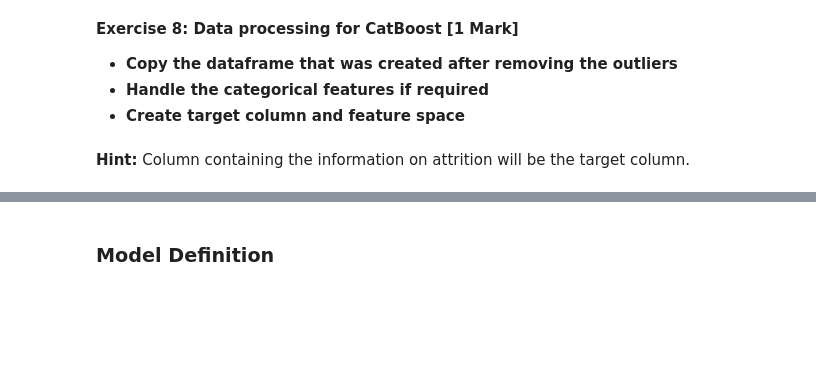
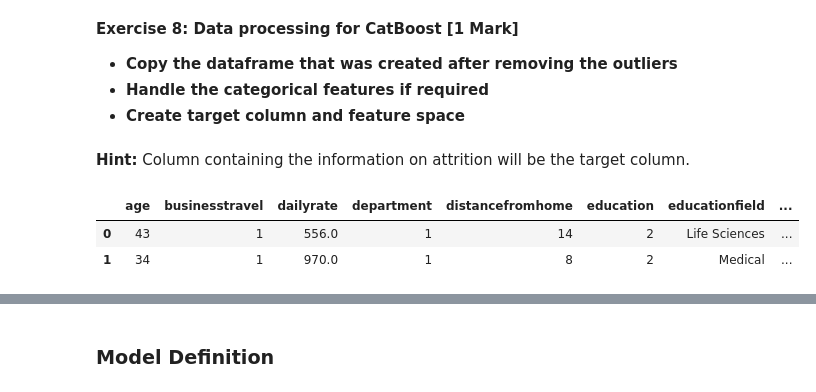
Before and after one commit to Shrutiba/iisc_cds, a Jupyter notebook: M2_MP4_NB_Employee_Attrition_Prediction.ipynb, the cells around one changed output, grey strips where cells are left out. Drawn from its saved outputs; the diff is of its cells as text; code cells hidden in the pictures; blank space fills up the shorter version.

```diff
--- a/M2_MP4_NB_Employee_Attrition_Prediction.ipynb
+++ b/M2_MP4_NB_Employee_Attrition_Prediction.ipynb
@@ -496,7 +496,7 @@ plt.show()
 [figure]
 # %%
 # Further drop years at company as it is highly correlated with many other columns
-edata.drop(columns=['yearsatcompany'],inplace=True)
+edata.drop(columns=['yearsatcompany','employeenumber'],inplace=True)
 # %% [markdown]
 Comment on the observations made with the pairplot and heatmap
 # %% [markdown]
@@ -534,6 +598,13 @@ Catboost was released in 2017 by Yandex, showing, by their benchmark to be faste
 # %%
 # Copy the data
 # YOUR CODE HERE
+ecatboost = edata
+# %%
+ecatboost.head(2)
+# %% [output]
+|  | age | businesstravel | dailyrate | department | distancefromhome | education | educationfield | ... |
+| 0 | 43 | 1 | 556.0 | 1 | 14 | 2 | Life Sciences | ... |
+| 1 | 34 | 1 | 970.0 | 1 | 8 | 2 | Medical | ... |
 # %%
 # Target Column
 # YOUR CODE HERE
```
Also changed, not shown: parts of 18 cells of this notebook.
